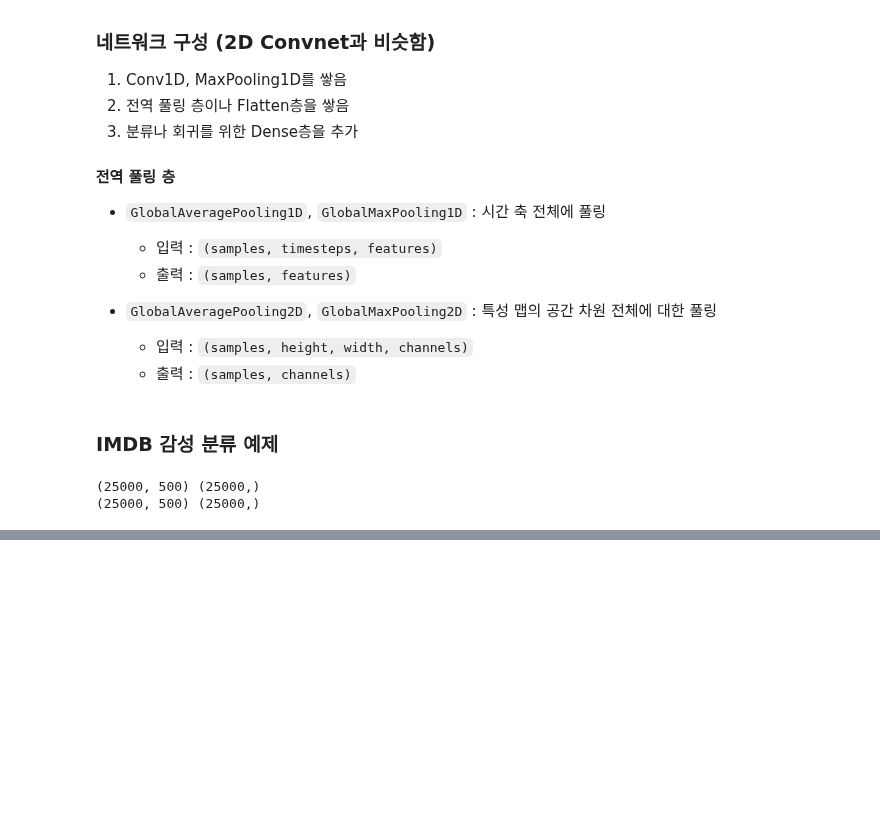
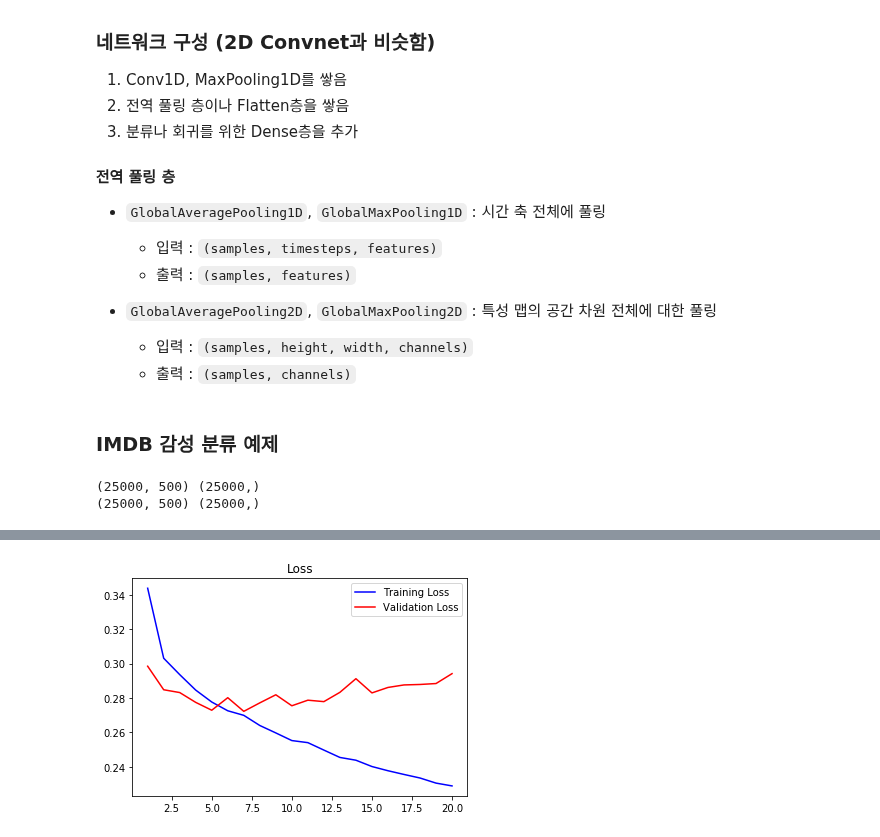
Before and after one commit to younnggsuk/DeepLearningWithPython, a Jupyter notebook: ch6/6_4_sequence_processing_with_convnets.ipynb, the cells around one changed output, grey strips where cells are left out. Cells and saved outputs as stored; diff of their text form; code cells hidden in the pictures; blank space fills up the shorter version.

```diff
--- a/ch6/6_4_sequence_processing_with_convnets.ipynb
+++ b/ch6/6_4_sequence_processing_with_convnets.ipynb
@@ -209,0 +448,19 @@ plt.show()
+# %%
+from tensorflow.keras.models import Sequential
+from tensorflow.keras.layers import Conv1D, MaxPooling1D, GlobalMaxPooling1D, Dense
+from tensorflow.keras.layers import LSTM
+from tensorflow.keras.optimizers import RMSprop
+
+model = Sequential()
+
+model.add(Conv1D(32, 5, activation='relu',
+                 input_shape=(None, float_data.shape[-1])))
+model.add(MaxPooling1D(3))
+model.add(Conv1D(32, 5, activation='relu'))
+
+model.add(LSTM(32, dropout=0.2, recurrent_dropout=0.2,
+                     input_shape=(None, float_data.shape[-1])))
+
+model.add(Dense(1))
+
+model.summary()
@@ -209,0 +486,9 @@ plt.show()
+# %%
+model.compile(loss='mae',
+              optimizer=RMSprop())
+
+history = model.fit(train_gen,
+                    steps_per_epoch=500,
+                    epochs=20,
+                    validation_data=val_gen,
+                    validation_steps=val_steps)
@@ -209,0 +513,16 @@ plt.show()
+# %%
+import matplotlib.pyplot as plt
+
+loss = history.history['loss']
+val_loss = history.history['val_loss']
+
+epochs = range(1, len(loss) + 1)
+
+plt.plot(epochs, loss, 'b', label="Training Loss")
+plt.plot(epochs, val_loss, 'r', label="Validation Loss")
+plt.title("Loss")
+plt.legend()
+
+plt.show()
+# %% [output]
+[figure, added]
```
Also changed, not shown: parts of 20 cells of this notebook.
